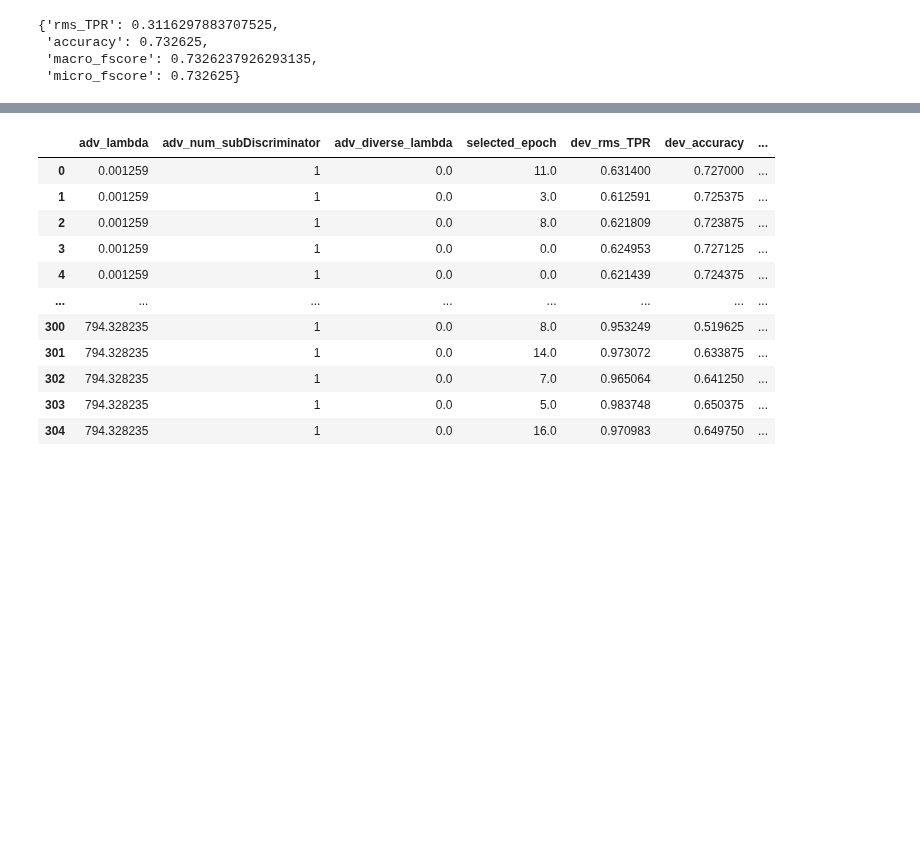
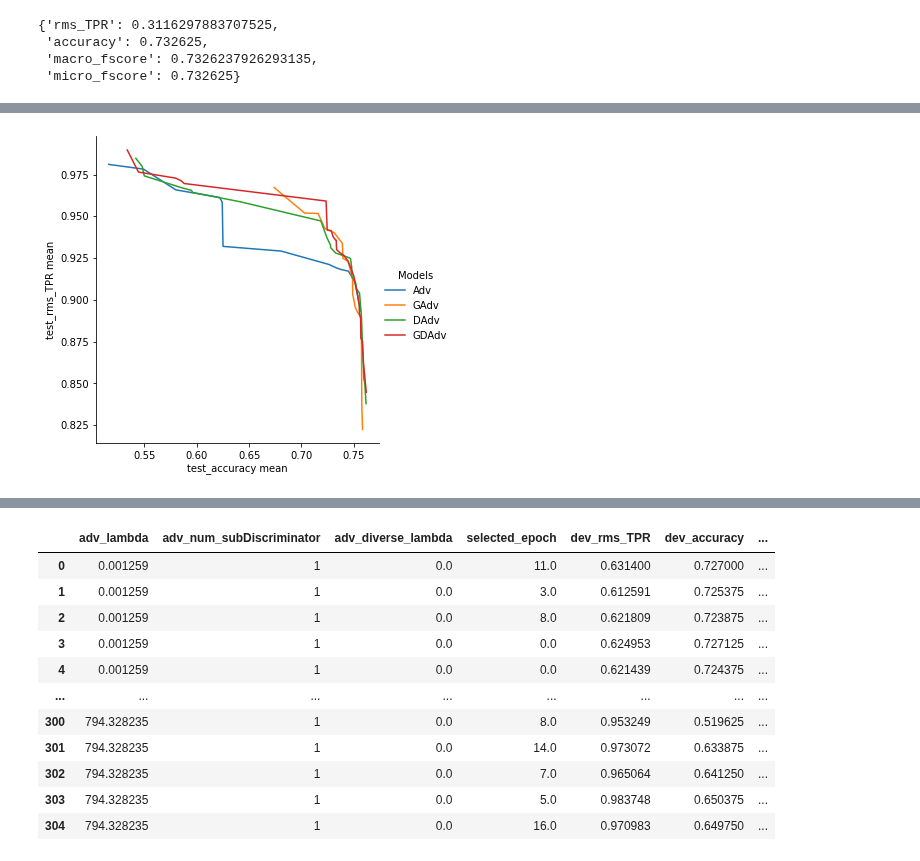
Before and after one commit to Libr-AI/fairlib, a Jupyter notebook: dev/dev_readlogs.ipynb, the cells around one changed output, grey strips where cells are left out. Saved outputs shown, nothing was run; the diff lists cells and outputs as text; code cells hidden in the pictures; blank space fills up the shorter version.

```diff
--- a/dev/dev_readlogs.ipynb
+++ b/dev/dev_readlogs.ipynb
@@ -310,0 +392,26 @@ Moji_GatedAdv_df = model_selection(
+# %%
+# Faster than is_pareto_efficient_simple, but less readable.
+def is_pareto_efficient(costs, return_mask = True):
+    """
+    Find the pareto-efficient points
+    :param costs: An (n_points, n_costs) array
+    :param return_mask: True to return a mask
+    :return: An array of indices of pareto-efficient points.
+        If return_mask is True, this will be an (n_points, ) boolean array
+        Otherwise it will be a (n_efficient_points, ) integer array of indices.
+    """
+    is_efficient = np.arange(costs.shape[0])
+    n_points = costs.shape[0]
+    next_point_index = 0  # Next index in the is_efficient array to search for
+    while next_point_index<len(costs):
+        nondominated_point_mask = np.any(costs<costs[next_point_index], axis=1)
+        nondominated_point_mask[next_point_index] = True
+        is_efficient = is_efficient[nondominated_point_mask]  # Remove dominated points
+        costs = costs[nondominated_point_mask]
+        next_point_index = np.sum(nondominated_point_mask[:next_point_index])+1
+    if return_mask:
+        is_efficient_mask = np.zeros(n_points, dtype = bool)
+        is_efficient_mask[is_efficient] = True
+        return is_efficient_mask
+    else:
+        return is_efficient
@@ -310,0 +468,14 @@ Moji_GatedAdv_df = model_selection(
+# %%
+_results_dict = {
+    "Adv": Moji_Adv_df,
+    "GAdv": Moji_GatedAdv_df,
+    "DAdv": Moji_DAdv_df,
+    "GDAdv": Moji_GatedDAdv_df,
+}
+
+_final_df = model_comparasion(
+    results_dict = _results_dict,
+    pareto_selection="test",
+    )
+# %% [output]
+[figure, added]
```
Also changed, not shown: parts of 16 cells of this notebook, 3 other files.
